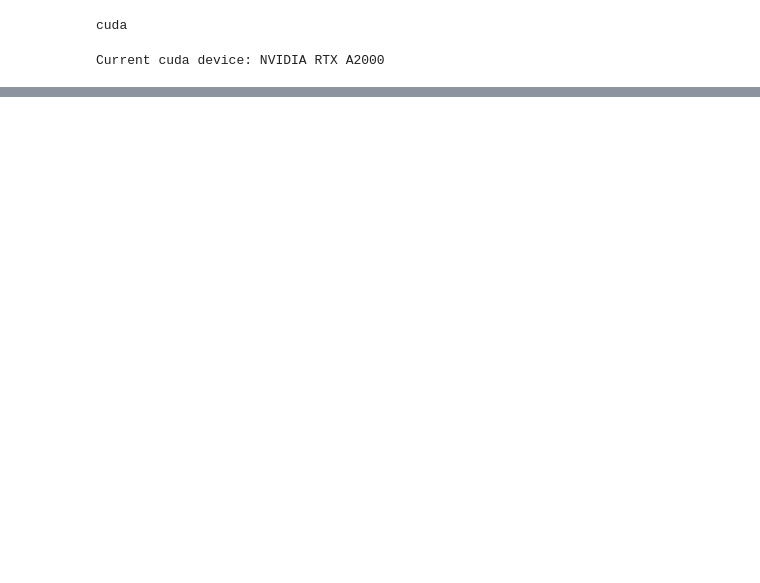
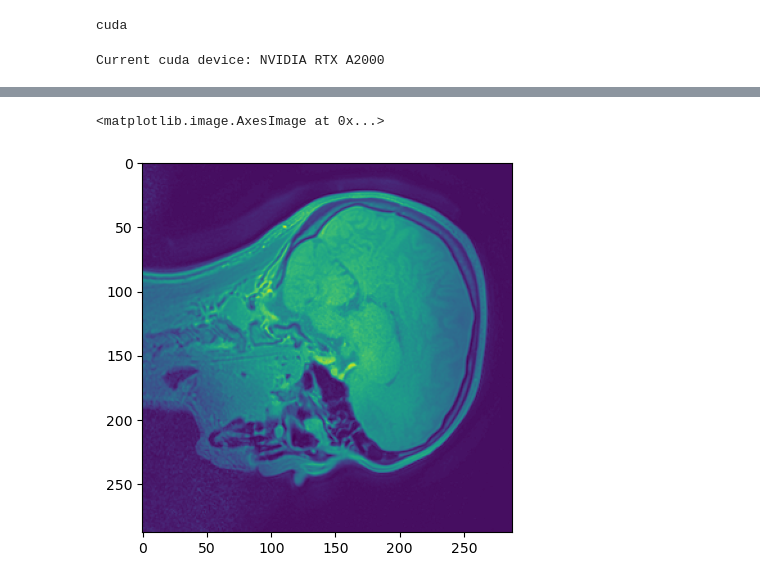
Before and after one commit to LawsOfForm/Automated_Electrode_Coordinate_Extraction, a Jupyter notebook: network/Network.ipynb, the cells around one changed output, grey strips where cells are left out. Saved outputs shown, nothing was run; the diff lists cells and outputs as text; code cells hidden in the pictures; blank space fills up the shorter version.

```diff
--- a/network/Network.ipynb
+++ b/network/Network.ipynb
@@ -114,0 +247,9 @@ torch.Size([288, 288])
+# %%
+img = nib.load(
+    "/media/MeMoSLAP_Subjects/derivatives/automated_electrode_extraction/train/sub-010/electrode_extraction/ses-1/run-01/petra_.nii.gz"
+)
+volume = np.array(img.dataobj, dtype=np.float32)
+mask = nib.load(
+    "/media/MeMoSLAP_Subjects/derivatives/automated_electrode_extraction/train/sub-010/electrode_extraction/ses-1/run-01/cylinder_plus_plug_ROI_FN.nii.gz"
+)
+mask = np.array(mask.dataobj, dtype=np.uint8)
@@ -115,3 +354,8 @@ torch.Size([288, 288])
+# %%
+plt.imshow(img[100])
+# %% [output]
+<matplotlib.image.AxesImage at 0x...>
+[figure, added]
 # %%
 class BrainSegmentationDataset(Dataset):
     """Brain MRI dataset for FLAIR abnormality segmentation"""
```
Also changed, not shown: parts of 16 cells of this notebook.
